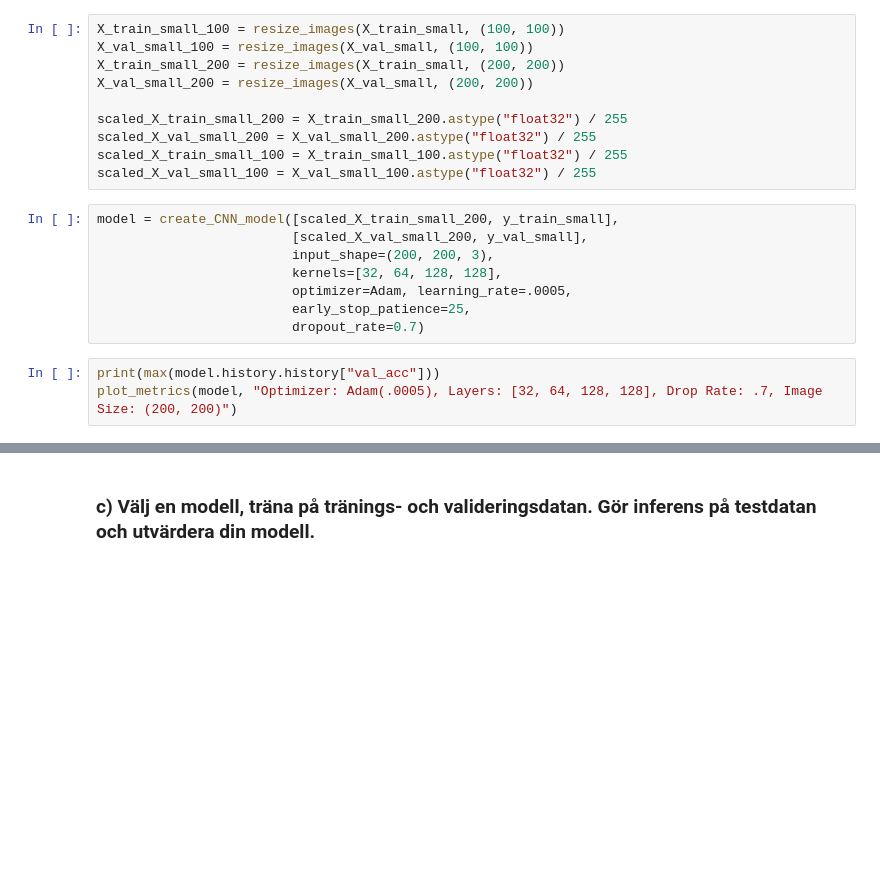
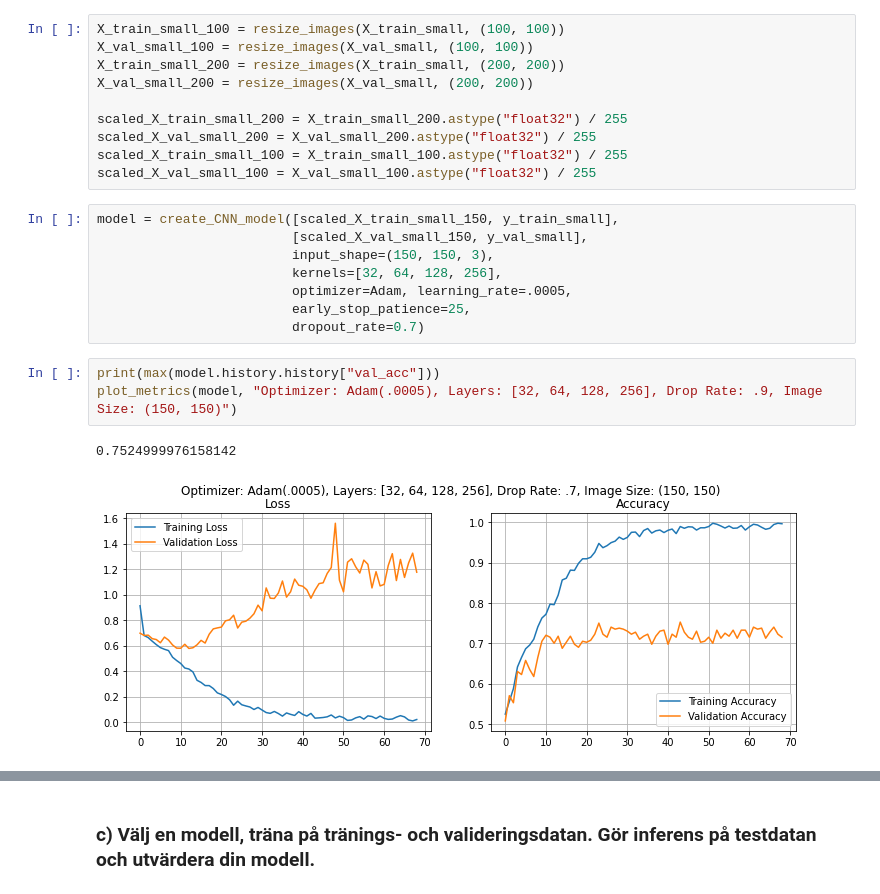
Before and after one commit to Anna-MariaSjolund/Deep-Learning-Anna-MariaSjolund, a Jupyter notebook: lab-dogs-vs-cats.ipynb, the cells around one changed output, grey strips where cells are left out. Saved outputs shown, nothing was run; the diff lists cells and outputs as text; blank space fills up the shorter version.

```diff
--- a/lab-dogs-vs-cats.ipynb
+++ b/lab-dogs-vs-cats.ipynb
@@ -827,16 +861,19 @@ scaled_X_val_small_200 = X_val_small_200.astype("float32") / 255
 scaled_X_train_small_100 = X_train_small_100.astype("float32") / 255
 scaled_X_val_small_100 = X_val_small_100.astype("float32") / 255
 # %%
-model = create_CNN_model([scaled_X_train_small_200, y_train_small],
-                         [scaled_X_val_small_200, y_val_small],
-                         input_shape=(200, 200, 3),
-                         kernels=[32, 64, 128, 128],
+model = create_CNN_model([scaled_X_train_small_150, y_train_small],
+                         [scaled_X_val_small_150, y_val_small],
+                         input_shape=(150, 150, 3),
+                         kernels=[32, 64, 128, 256],
                          optimizer=Adam, learning_rate=.0005,
                          early_stop_patience=25,
                          dropout_rate=0.7)
 # %%
 print(max(model.history.history["val_acc"]))
-plot_metrics(model, "Optimizer: Adam(.0005), Layers: [32, 64, 128, 128], Drop Rate: .7, Image Size: (200, 200)")
+plot_metrics(model, "Optimizer: Adam(.0005), Layers: [32, 64, 128, 256], Drop Rate: .9, Image Size: (150, 150)")
+# %% [output]
+0.7524999976158142
+[figure, added]
 # %% [markdown]
 #### Summary of Results Without Augmentation (Table 3)
 
```
Also changed, not shown: parts of 56 cells of this notebook.
